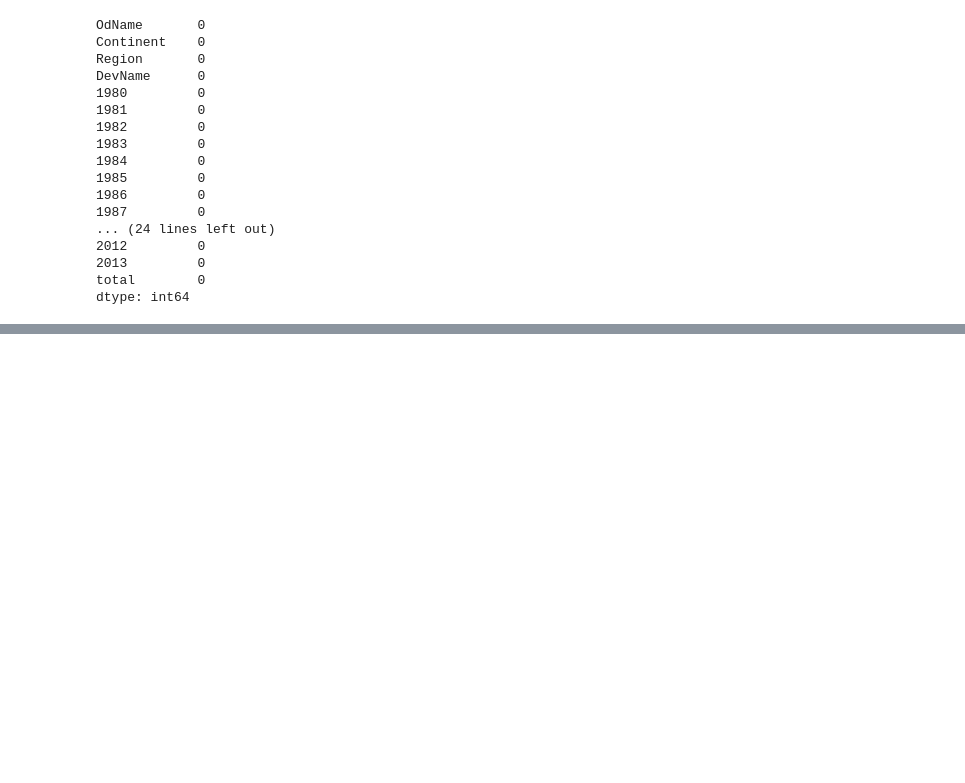
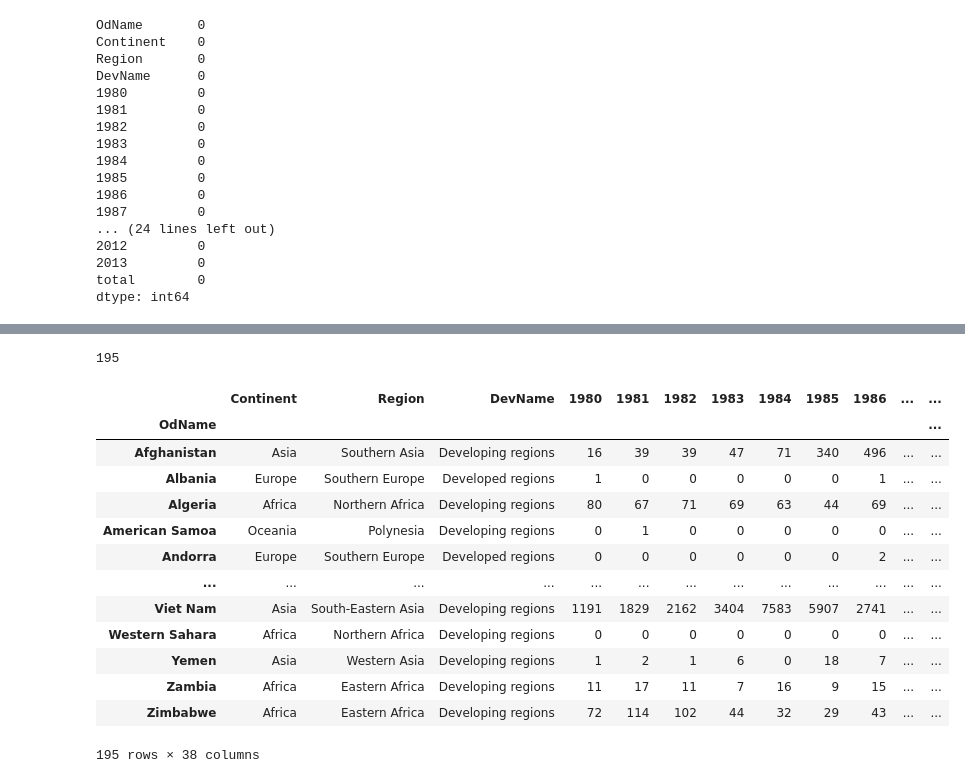
Before and after one commit to sivm205/Canada-Immigrants, a Jupyter notebook: visual_tut.ipynb, the cells around one changed output, grey strips where cells are left out. Drawn from its saved outputs; the diff is of its cells as text; code cells hidden in the pictures; blank space fills up the shorter version.

```diff
--- a/visual_tut.ipynb
+++ b/visual_tut.ipynb
@@ -227 +227,24 @@ df_can[
 195 rows × 2 columns
+# %%
+df_can['OdName'].count()
+# %% [output]
+195
+# %%
+#set the country name as index -useful for quicky looking up countries using .loc method
+df_can.set_index('OdName' , inplace=True)
+df_can
+# %% [output]
+|  | Continent | Region | DevName | 1980 | 1981 | 1982 | 1983 | 1984 | 1985 | 1986 | ... | ... |
+| OdName |  |  |  |  |  |  |  |  |  |  |  | ... |
+| Afghanistan | Asia | Southern Asia | Developing regions | 16 | 39 | 39 | 47 | 71 | 340 | 496 | ... | ... |
+| Albania | Europe | Southern Europe | Developed regions | 1 | 0 | 0 | 0 | 0 | 0 | 1 | ... | ... |
+| Algeria | Africa | Northern Africa | Developing regions | 80 | 67 | 71 | 69 | 63 | 44 | 69 | ... | ... |
+| American Samoa | Oceania | Polynesia | Developing regions | 0 | 1 | 0 | 0 | 0 | 0 | 0 | ... | ... |
+| Andorra | Europe | Southern Europe | Developed regions | 0 | 0 | 0 | 0 | 0 | 0 | 2 | ... | ... |
+| ... | ... | ... | ... | ... | ... | ... | ... | ... | ... | ... | ... | ... |
+| Viet Nam | Asia | South-Eastern Asia | Developing regions | 1191 | 1829 | 2162 | 3404 | 7583 | 5907 | 2741 | ... | ... |
+| Western Sahara | Africa | Northern Africa | Developing regions | 0 | 0 | 0 | 0 | 0 | 0 | 0 | ... | ... |
+| Yemen | Asia | Western Asia | Developing regions | 1 | 2 | 1 | 6 | 0 | 18 | 7 | ... | ... |
+| Zambia | Africa | Eastern Africa | Developing regions | 11 | 17 | 11 | 7 | 16 | 9 | 15 | ... | ... |
+| Zimbabwe | Africa | Eastern Africa | Developing regions | 72 | 114 | 102 | 44 | 32 | 29 | 43 | ... | ... |
+195 rows × 38 columns
```
Also changed, not shown: parts of 21 cells of this notebook.
